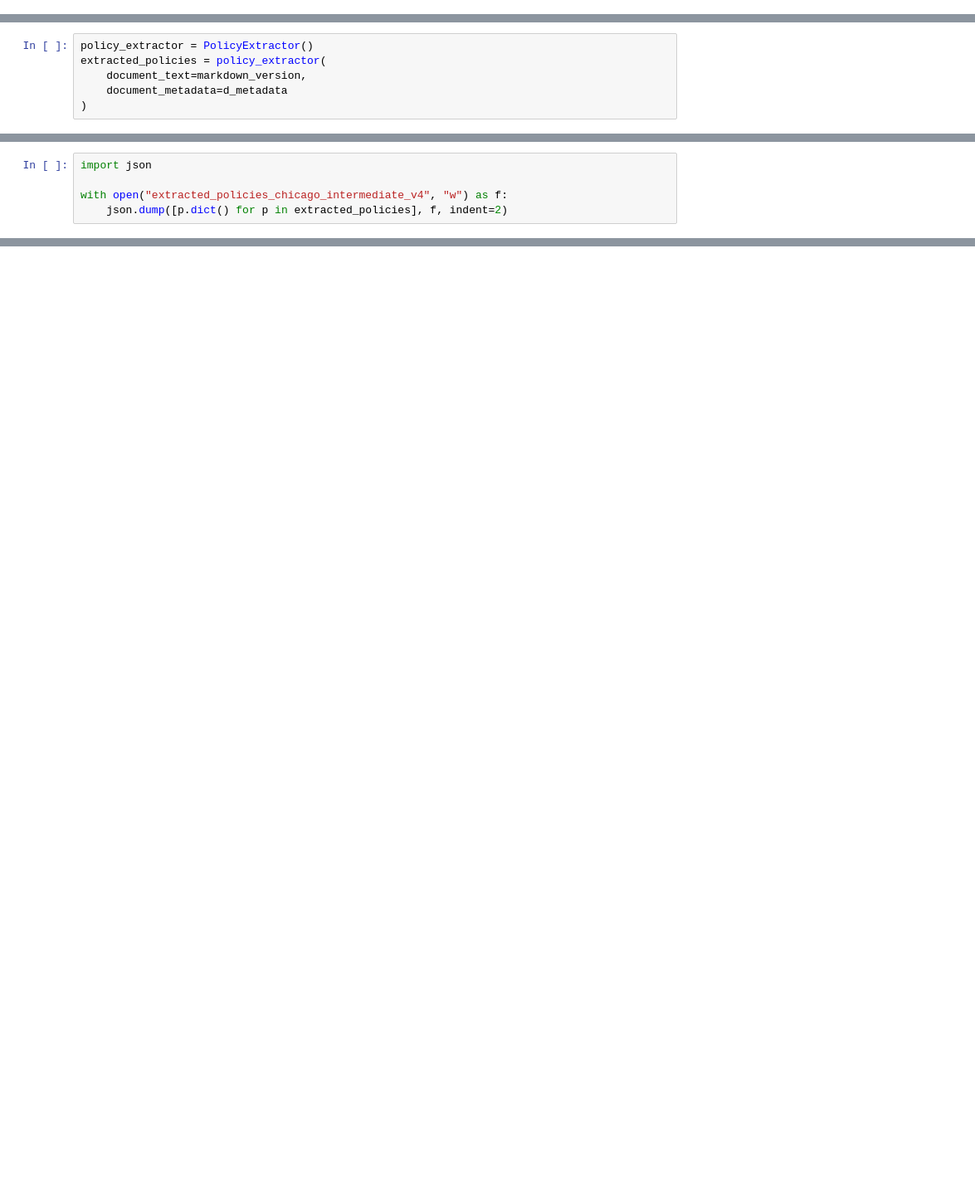
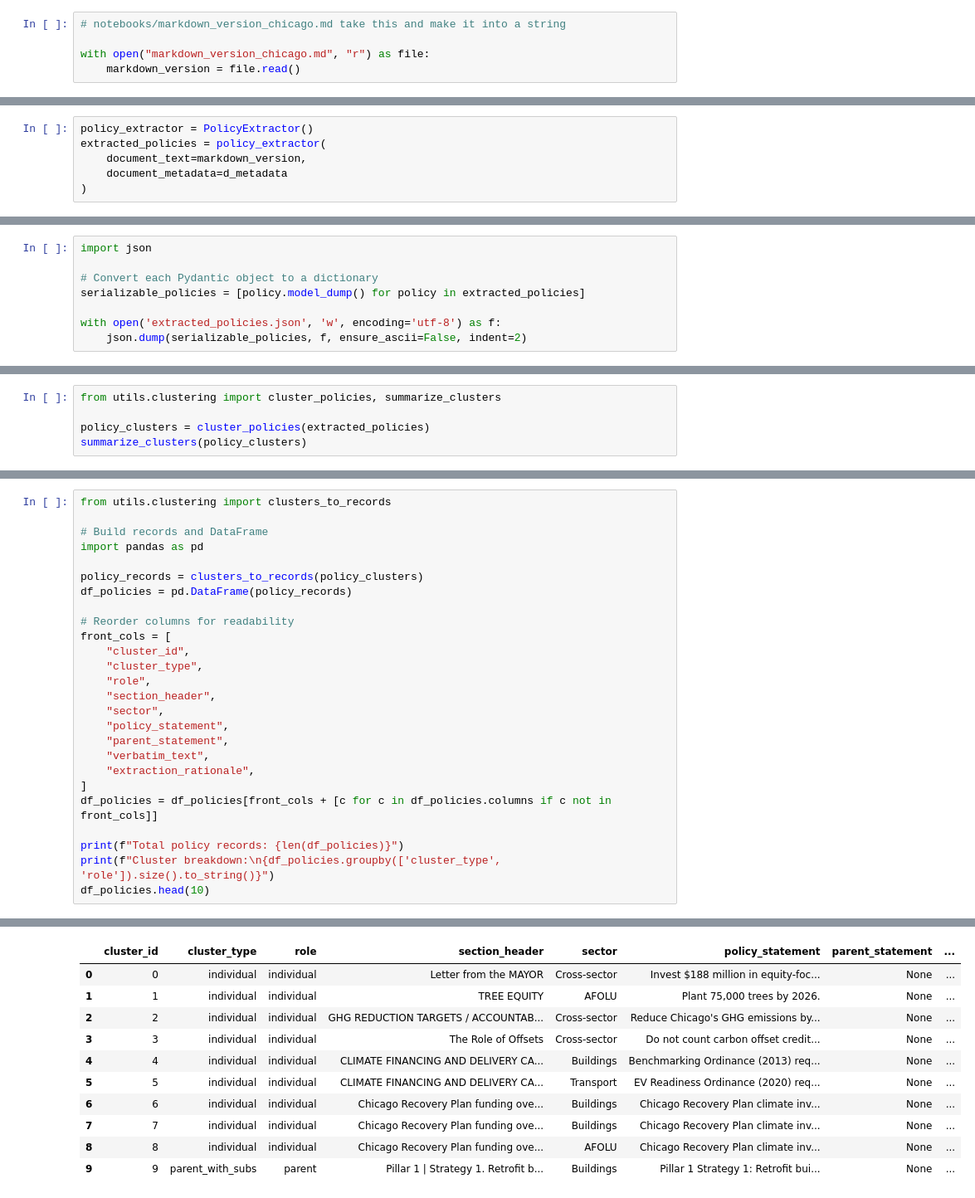
Before and after one commit to zhassan223/GENIUS, a Jupyter notebook: notebooks/dspy_pipeline_v4.ipynb, the cells around one changed output, grey strips where cells are left out. Shown at 83% size. Cells and saved outputs as stored; diff of their text form; blank space fills up the shorter version.

```diff
--- a/notebooks/dspy_pipeline_v4.ipynb
+++ b/notebooks/dspy_pipeline_v4.ipynb
@@ -243,3 +78,8 @@ markdown_version = document.document.export_to_markdown()
+# %%
+# notebooks/markdown_version_chicago.md take this and make it into a string
+
+with open("markdown_version_chicago.md", "r") as file:
+    markdown_version = file.read()
 # %%
 d_metadata = DocumentMetadata(
     country="USA",
@@ -277,5 +121,8 @@ extracted_policies
 # %%
 import json
 
-with open("extracted_policies_chicago_intermediate_v4", "w") as f:
-    json.dump([p.dict() for p in extracted_policies], f, indent=2)
+# Convert each Pydantic object to a dictionary
+serializable_policies = [policy.model_dump() for policy in extracted_policies]
+
+with open('extracted_policies.json', 'w', encoding='utf-8') as f:
+    json.dump(serializable_policies, f, ensure_ascii=False, indent=2)
@@ -284,0 +145,5 @@ with open("extracted_policies_chicago_intermediate_v4", "w") as f:
+# %%
+from utils.clustering import cluster_policies, summarize_clusters
+
+policy_clusters = cluster_policies(extracted_policies)
+summarize_clusters(policy_clusters)
@@ -284,0 +168,27 @@ with open("extracted_policies_chicago_intermediate_v4", "w") as f:
+# %%
+from utils.clustering import clusters_to_records
+
+# Build records and DataFrame
+import pandas as pd
+
+policy_records = clusters_to_records(policy_clusters)
+df_policies = pd.DataFrame(policy_records)
+
+# Reorder columns for readability
+front_cols = [
+    "cluster_id",
+    "cluster_type",
+    "role",
+    "section_header",
+    "sector",
+    "policy_statement",
+    "parent_statement",
+    "verbatim_text",
+    "extraction_rationale",
+]
+df_policies = df_policies[front_cols + [c for c in df_policies.columns if c not in front_cols]]
+
+print(f"Total policy records: {len(df_policies)}")
+print(f"Cluster breakdown:\n{df_policies.groupby(['cluster_type', 'role']).size().to_string()}")
+df_policies.head(10)
+# %% [output]
@@ -284,0 +201,11 @@ with open("extracted_policies_chicago_intermediate_v4", "w") as f:
+|  | cluster_id | cluster_type | role | section_header | sector | policy_statement | parent_statement | ... |
+| 0 | 0 | individual | individual | Letter from the MAYOR | Cross-sector | Invest $188 million in equity-foc... | None | ... |
+| 1 | 1 | individual | individual | TREE EQUITY | AFOLU | Plant 75,000 trees by 2026. | None | ... |
+| 2 | 2 | individual | individual | GHG REDUCTION TARGETS / ACCOUNTAB... | Cross-sector | Reduce Chicago's GHG emissions by... | None | ... |
+| 3 | 3 | individual | individual | The Role of Offsets | Cross-sector | Do not count carbon offset credit... | None | ... |
+| 4 | 4 | individual | individual | CLIMATE FINANCING AND DELIVERY CA... | Buildings | Benchmarking Ordinance (2013) req... | None | ... |
+| 5 | 5 | individual | individual | CLIMATE FINANCING AND DELIVERY CA... | Transport | EV Readiness Ordinance (2020) req... | None | ... |
+| 6 | 6 | individual | individual | Chicago Recovery Plan funding ove... | Buildings | Chicago Recovery Plan climate inv... | None | ... |
+| 7 | 7 | individual | individual | Chicago Recovery Plan funding ove... | Buildings | Chicago Recovery Plan climate inv... | None | ... |
+| 8 | 8 | individual | individual | Chicago Recovery Plan funding ove... | AFOLU | Chicago Recovery Plan climate inv... | None | ... |
+| 9 | 9 | parent_with_subs | parent | Pillar 1 | Strategy 1. Retrofit b... | Buildings | Pillar 1 Strategy 1: Retrofit bui... | None | ... |
```
Also changed, not shown: parts of 44 cells of this notebook, 19 other files.
